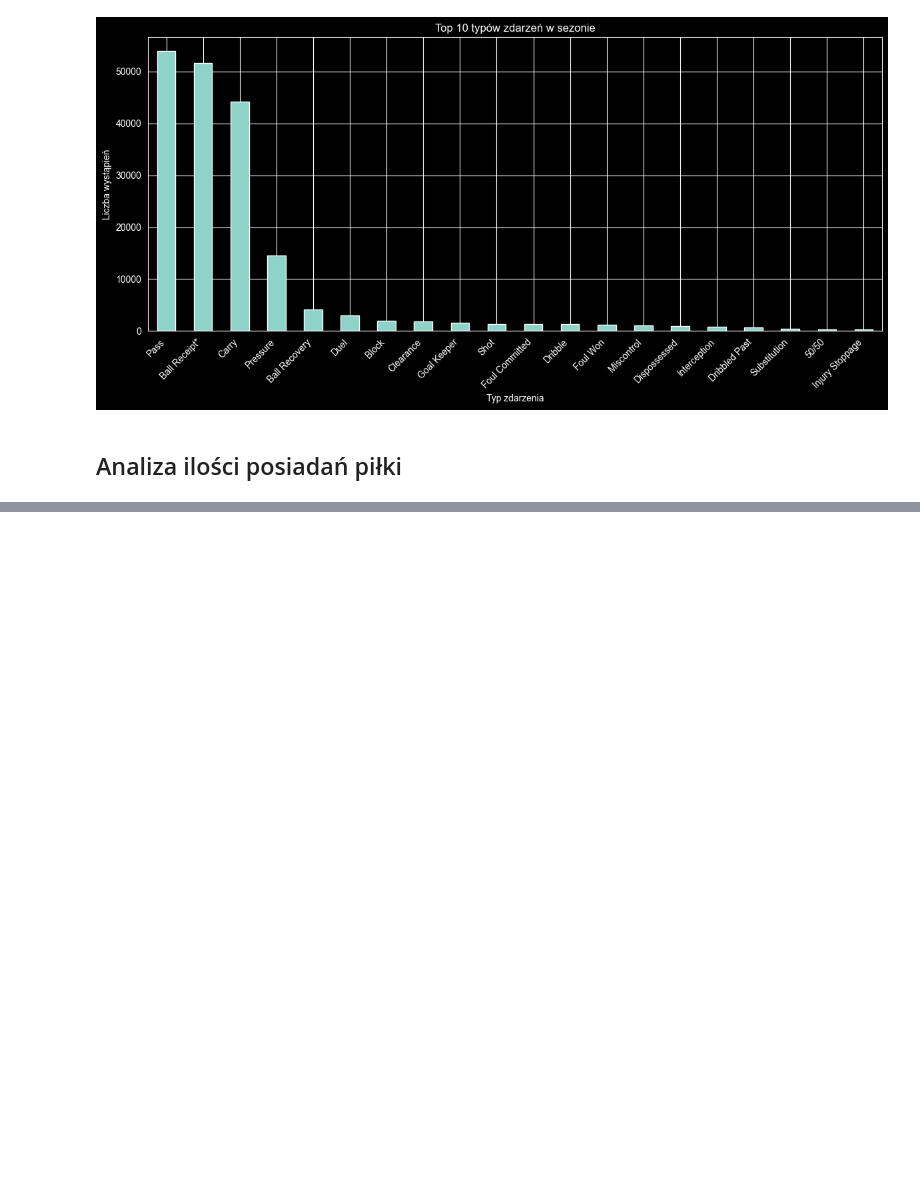
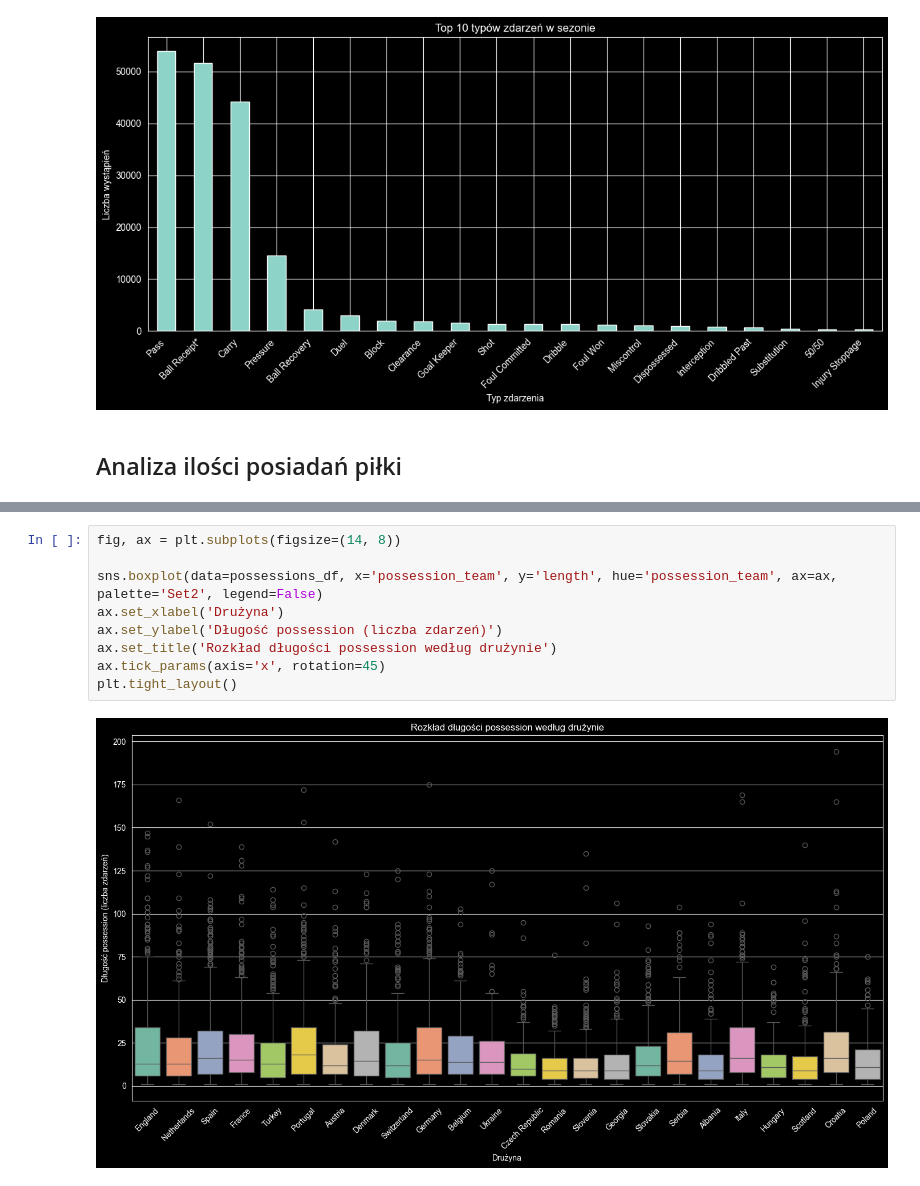
Before and after one commit to tmorcinek/statsbomb-scout, a Jupyter notebook: src/analysis/analysis.ipynb, the cells around one changed output, grey strips where cells are left out. Drawn from its saved outputs; the diff is of its cells as text; blank space fills up the shorter version.

```diff
--- a/src/analysis/analysis.ipynb
+++ b/src/analysis/analysis.ipynb
@@ -162,0 +302,11 @@ plt.show()
+# %%
+fig, ax = plt.subplots(figsize=(14, 8))
+
+sns.boxplot(data=possessions_df, x='possession_team', y='length', hue='possession_team', ax=ax, palette='Set2', legend=False)
+ax.set_xlabel('Drużyna')
+ax.set_ylabel('Długość possession (liczba zdarzeń)')
+ax.set_title('Rozkład długości possession według drużynie')
+ax.tick_params(axis='x', rotation=45)
+plt.tight_layout()
+# %% [output]
+[figure, added]
```
Also changed, not shown: parts of 9 cells of this notebook.
